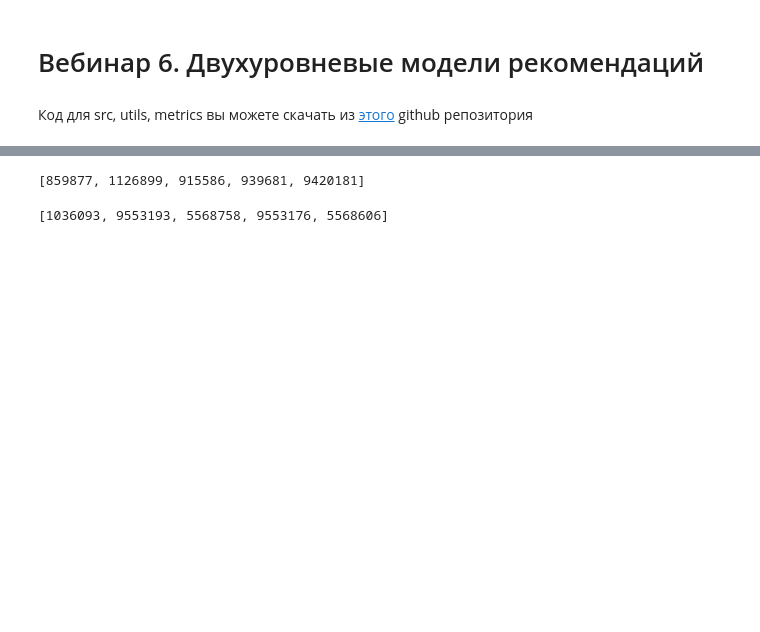
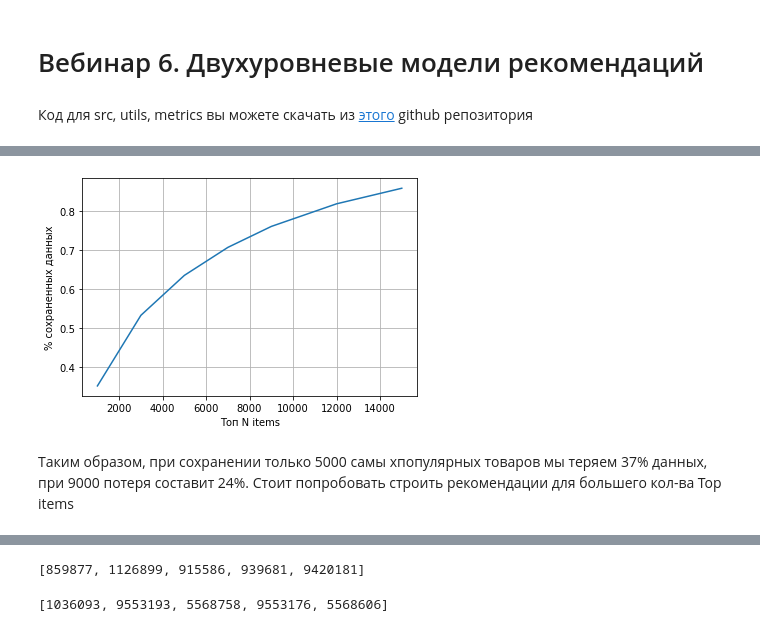
Before and after one commit to amkonshin/RecSys, a Jupyter notebook: hw6/hw_webinar_6.ipynb, the cells around one changed output, grey strips where cells are left out. Drawn from its saved outputs; the diff is of its cells as text; code cells hidden in the pictures; blank space fills up the shorter version.

```diff
--- a/hw6/hw_webinar_6.ipynb
+++ b/hw6/hw_webinar_6.ipynb
@@ -86,0 +48,9 @@ Decreased # items from 83685 to 5001
+# %%
+saved_data=[]
+n_items=[1000, 3000, 5000,7000,9000,12000,15000]
+# %%
+top_popular_items=data.groupby('item_id').sum().quantity.sort_values(ascending=False).index.tolist()
+# %%
+for n in n_items:
+    filtered_data=data[data.item_id.isin(top_popular_items[:n])]
+    saved_data.append(filtered_data.shape[0]/data.shape[0])
@@ -86,0 +67,10 @@ Decreased # items from 83685 to 5001
+# %%
+plt.plot(n_items, saved_data)
+plt.grid()
+plt.xlabel('Топ N items')
+plt.ylabel('% сохраненных данных')
+plt.show()
+# %% [output]
+[figure, added]
+# %% [markdown]
+Таким образом, при сохранении только 5000 самы хпопулярных товаров мы теряем 37% данных, при 9000 потеря составит 24%. Стоит попробовать строить рекомендации для большего кол-ва Top items
```
Also changed, not shown: parts of 78 cells of this notebook, 7 other files.
